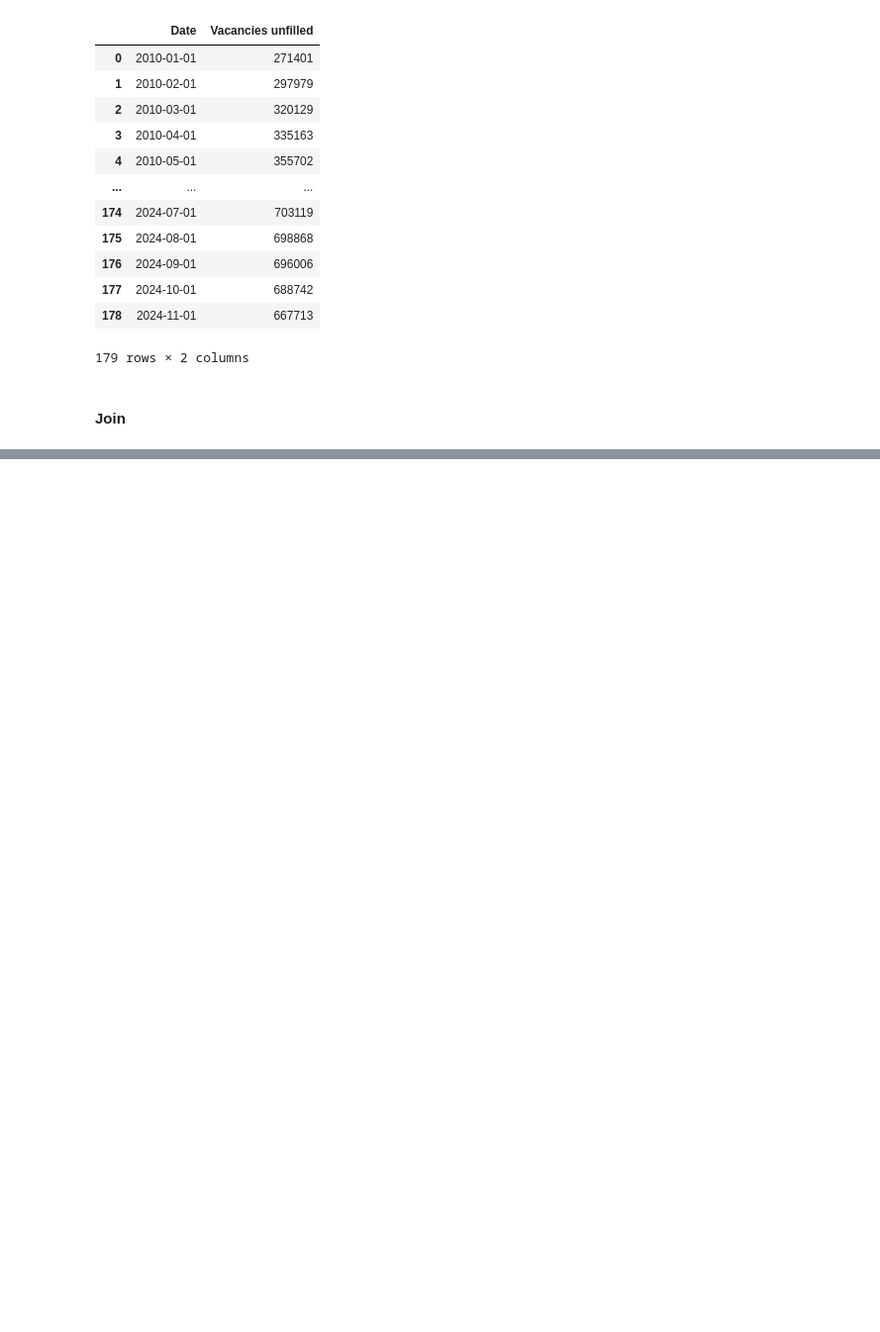
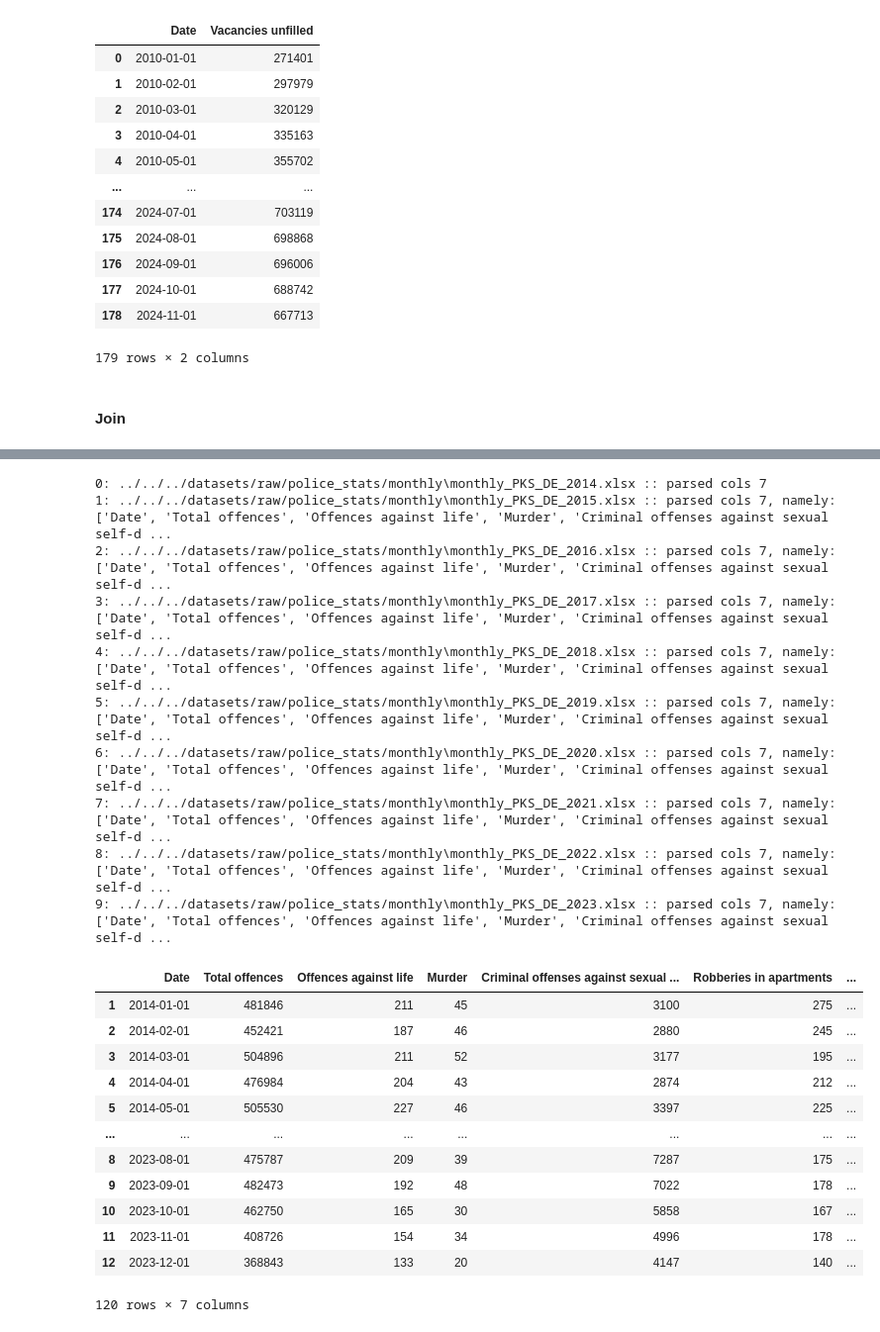
Before and after one commit to kubosis/Criminality_in_Germany, a Jupyter notebook: notebooks/preprocessing/monthly/data_preprocessing_monthly.ipynb, the cells around one changed output, grey strips where cells are left out. Shown at 99% size. Cells and saved outputs as stored; diff of their text form; code cells hidden in the pictures; blank space fills up the shorter version.

Commit message:
[feat] monthly data pks added to dataset

```diff
--- a/notebooks/preprocessing/monthly/data_preprocessing_monthly.ipynb
+++ b/notebooks/preprocessing/monthly/data_preprocessing_monthly.ipynb
@@ -519,0 +512,2 @@ df
+# %%
+all_monthly_pks = glob.glob("../../../datasets/raw/police_stats/monthly/*.xlsx")
@@ -519,0 +620,50 @@ df
+# %%
+print(f"{0}: {all_monthly_pks[0]} :: parsed cols {len(pks_df.columns)}")
+for j, year in enumerate(range(2015, 2024)):
+    useful_col_names = ["Date"]
+    useful_col_names += [f"{year}-{i+1:02}-01" for i in range(len(cols_other) - 1)]
+    # Assign the cleaned header and drop the original header rows
+    df = pd.read_excel(all_monthly_pks[j+1], header=None, skiprows=skiprows[year], usecols=','.join(cols_other))
+
+    df.columns = useful_col_names
+
+    df = df[df[specifier_key].str.strip().str.replace("\xa0", " ").isin(keys)]
+    df[specifier_key] = df[specifier_key].map(crazy_dict_DE_EN)
+
+    df = df.T
+    df.reset_index(inplace=True)
+    df.columns = df.iloc[0, :]
+    df = df.drop(index=df.index[0])
+    df.columns = ["Date", "Total offences", "Offences against life", "Murder", "Criminal offenses against sexual self-determination in total",  "Robberies in apartments", "Total theft"]
+
+
+    print(f"{j+1}: {all_monthly_pks[j+1]} :: parsed cols {len(df.columns)}, namely: ", list(df.columns))
+
+    pks_df = pd.concat([pks_df, df])
+
+
+pks_df
+# %% [output]
+0: ../../../datasets/raw/police_stats/monthly\monthly_PKS_DE_2014.xlsx :: parsed cols 7
+1: ../../../datasets/raw/police_stats/monthly\monthly_PKS_DE_2015.xlsx :: parsed cols 7, namely:  ['Date', 'Total offences', 'Offences against life', 'Murder', 'Criminal offenses against sexual self-d ...
+2: ../../../datasets/raw/police_stats/monthly\monthly_PKS_DE_2016.xlsx :: parsed cols 7, namely:  ['Date', 'Total offences', 'Offences against life', 'Murder', 'Criminal offenses against sexual self-d ...
+3: ../../../datasets/raw/police_stats/monthly\monthly_PKS_DE_2017.xlsx :: parsed cols 7, namely:  ['Date', 'Total offences', 'Offences against life', 'Murder', 'Criminal offenses against sexual self-d ...
+4: ../../../datasets/raw/police_stats/monthly\monthly_PKS_DE_2018.xlsx :: parsed cols 7, namely:  ['Date', 'Total offences', 'Offences against life', 'Murder', 'Criminal offenses against sexual self-d ...
+5: ../../../datasets/raw/police_stats/monthly\monthly_PKS_DE_2019.xlsx :: parsed cols 7, namely:  ['Date', 'Total offences', 'Offences against life', 'Murder', 'Criminal offenses against sexual self-d ...
+6: ../../../datasets/raw/police_stats/monthly\monthly_PKS_DE_2020.xlsx :: parsed cols 7, namely:  ['Date', 'Total offences', 'Offences against life', 'Murder', 'Criminal offenses against sexual self-d ...
+7: ../../../datasets/raw/police_stats/monthly\monthly_PKS_DE_2021.xlsx :: parsed cols 7, namely:  ['Date', 'Total offences', 'Offences against life', 'Murder', 'Criminal offenses against sexual self-d ...
+8: ../../../datasets/raw/police_stats/monthly\monthly_PKS_DE_2022.xlsx :: parsed cols 7, namely:  ['Date', 'Total offences', 'Offences against life', 'Murder', 'Criminal offenses against sexual self-d ...
+9: ../../../datasets/raw/police_stats/monthly\monthly_PKS_DE_2023.xlsx :: parsed cols 7, namely:  ['Date', 'Total offences', 'Offences against life', 'Murder', 'Criminal offenses against sexual self-d ...
+|  | Date | Total offences | Offences against life | Murder | Criminal offenses against sexual ... | Robberies in apartments | ... |
+| 1 | 2014-01-01 | 481846 | 211 | 45 | 3100 | 275 | ... |
+| 2 | 2014-02-01 | 452421 | 187 | 46 | 2880 | 245 | ... |
+| 3 | 2014-03-01 | 504896 | 211 | 52 | 3177 | 195 | ... |
+| 4 | 2014-04-01 | 476984 | 204 | 43 | 2874 | 212 | ... |
+| 5 | 2014-05-01 | 505530 | 227 | 46 | 3397 | 225 | ... |
+| ... | ... | ... | ... | ... | ... | ... | ... |
+| 8 | 2023-08-01 | 475787 | 209 | 39 | 7287 | 175 | ... |
+| 9 | 2023-09-01 | 482473 | 192 | 48 | 7022 | 178 | ... |
+| 10 | 2023-10-01 | 462750 | 165 | 30 | 5858 | 167 | ... |
+| 11 | 2023-11-01 | 408726 | 154 | 34 | 4996 | 178 | ... |
+| 12 | 2023-12-01 | 368843 | 133 | 20 | 4147 | 140 | ... |
+120 rows × 7 columns
```
Also changed, not shown: parts of 6 cells of this notebook, 3 other files.
